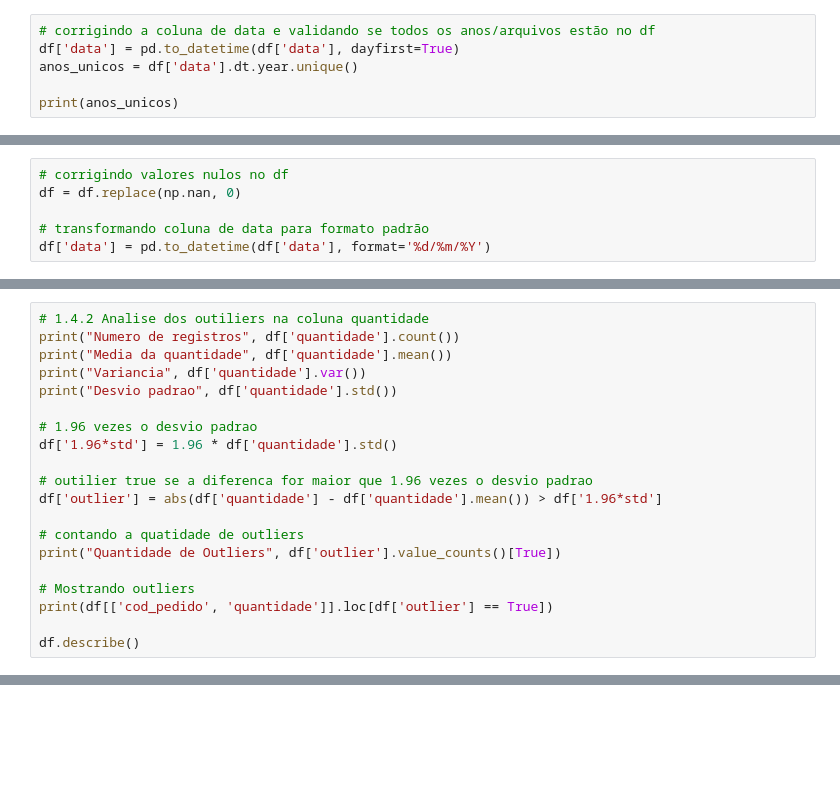
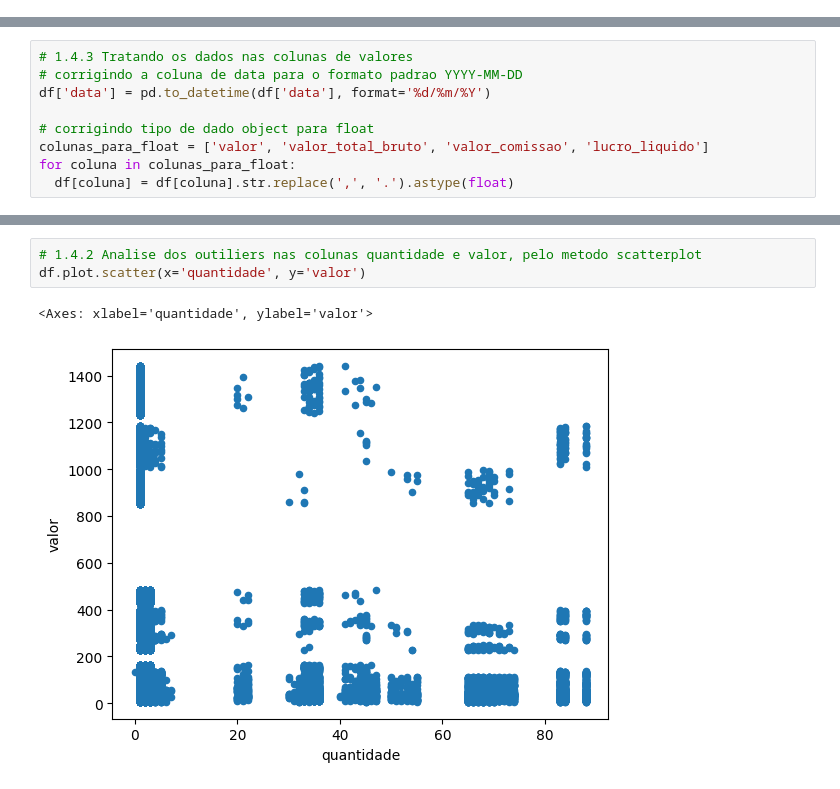
Before and after one commit to Pontes-y/fiap, a Jupyter notebook: fiap_ano2_fase_03.ipynb, the cells around one changed output, grey strips where cells are left out. Drawn from its saved outputs; the diff is of its cells as text; blank space fills up the shorter version.

```diff
--- a/fiap_ano2_fase_03.ipynb
+++ b/fiap_ano2_fase_03.ipynb
@@ -30,6 +43,0 @@ df.head()
-# %%
-# corrigindo a coluna de data e validando se todos os anos/arquivos estão no df
-df['data'] = pd.to_datetime(df['data'], dayfirst=True)
-anos_unicos = df['data'].dt.year.unique()
-
-print(anos_unicos)
@@ -38,6 +43,0 @@ print(anos_unicos)
-# %%
-# corrigindo valores nulos no df
-df = df.replace(np.nan, 0)
-
-# transformando coluna de data para formato padrão
-df['data'] = pd.to_datetime(df['data'], format='%d/%m/%Y')
@@ -43,0 +62,9 @@ df['data'] = pd.to_datetime(df['data'], format='%d/%m/%Y')
+# %%
+# 1.4.3 Tratando os dados nas colunas de valores
+# corrigindo a coluna de data para o formato padrao YYYY-MM-DD
+df['data'] = pd.to_datetime(df['data'], format='%d/%m/%Y')
+
+# corrigindo tipo de dado object para float
+colunas_para_float = ['valor', 'valor_total_bruto', 'valor_comissao', 'lucro_liquido']
+for coluna in colunas_para_float:
+  df[coluna] = df[coluna].str.replace(',', '.').astype(float)
@@ -67,20 +122,0 @@ dtype: int64
-# %%
-# 1.4.2 Analise dos outiliers na coluna quantidade
-print("Numero de registros", df['quantidade'].count())
-print("Media da quantidade", df['quantidade'].mean())
-print("Variancia", df['quantidade'].var())
-print("Desvio padrao", df['quantidade'].std())
-
-# 1.96 vezes o desvio padrao
-df['1.96*std'] = 1.96 * df['quantidade'].std()
-
-# outilier true se a diferenca for maior que 1.96 vezes o desvio padrao
-df['outlier'] = abs(df['quantidade'] - df['quantidade'].mean()) > df['1.96*std']
-
-# contando a quatidade de outliers
-print("Quantidade de Outliers", df['outlier'].value_counts()[True])
-
-# Mostrando outliers
-print(df[['cod_pedido', 'quantidade']].loc[df['outlier'] == True])
-
-df.describe()
@@ -115,0 +143,6 @@ Quantidade de Outliers 5972
+# %%
+# 1.4.2 Analise dos outiliers nas colunas quantidade e valor, pelo metodo scatterplot
+df.plot.scatter(x='quantidade', y='valor')
+# %% [output]
+<Axes: xlabel='quantidade', ylabel='valor'>
+[figure, added]
```
Also changed, not shown: parts of 10 cells of this notebook.
